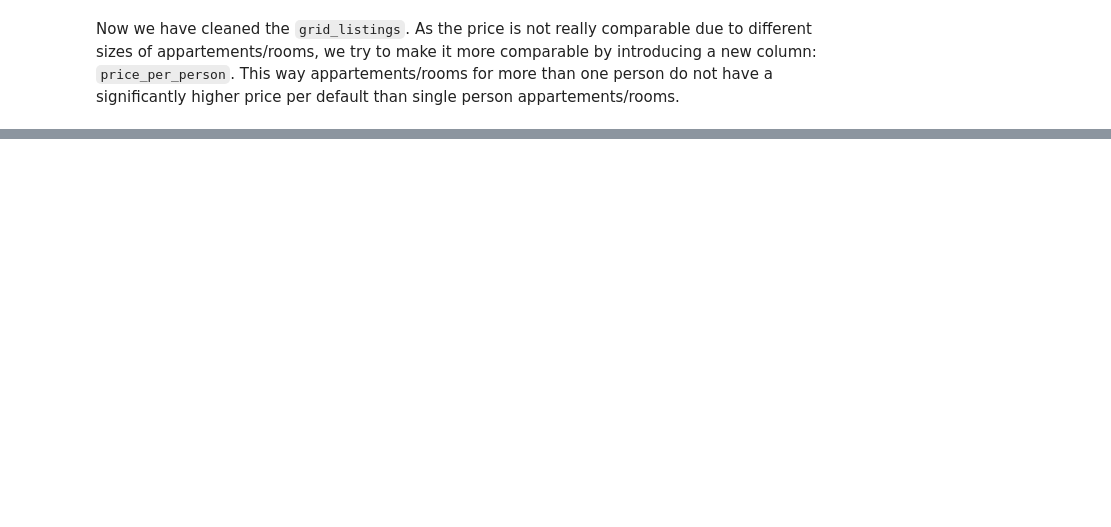
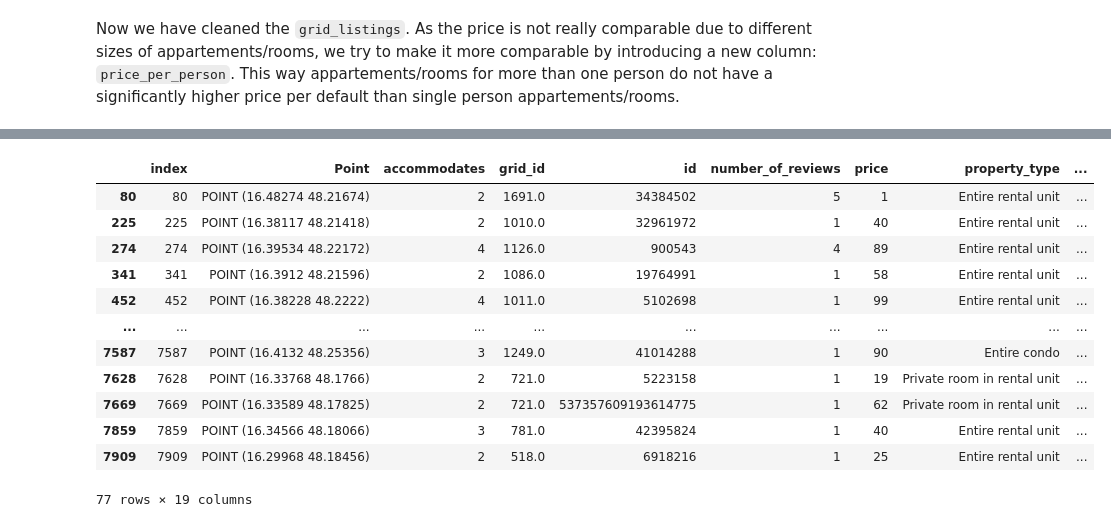
Before and after one commit to EderChri/DOPP, a Jupyter notebook: Group_17.ipynb, the cells around one changed output, grey strips where cells are left out. Saved outputs shown, nothing was run; the diff lists cells and outputs as text; code cells hidden in the pictures; blank space fills up the shorter version.

```diff
--- a/Group_17.ipynb
+++ b/Group_17.ipynb
@@ -384,0 +575,16 @@ Length: 70, dtype: geometry
+# %%
+model_data[model_data['review_scores_location']< 3]
+# %% [output]
+|  | index | Point | accommodates | grid_id | id | number_of_reviews | price | property_type | ... |
+| 80 | 80 | POINT (16.48274 48.21674) | 2 | 1691.0 | 34384502 | 5 | 1 | Entire rental unit | ... |
+| 225 | 225 | POINT (16.38117 48.21418) | 2 | 1010.0 | 32961972 | 1 | 40 | Entire rental unit | ... |
+| 274 | 274 | POINT (16.39534 48.22172) | 4 | 1126.0 | 900543 | 4 | 89 | Entire rental unit | ... |
+| 341 | 341 | POINT (16.3912 48.21596) | 2 | 1086.0 | 19764991 | 1 | 58 | Entire rental unit | ... |
+| 452 | 452 | POINT (16.38228 48.2222) | 4 | 1011.0 | 5102698 | 1 | 99 | Entire rental unit | ... |
+| ... | ... | ... | ... | ... | ... | ... | ... | ... | ... |
+| 7587 | 7587 | POINT (16.4132 48.25356) | 3 | 1249.0 | 41014288 | 1 | 90 | Entire condo | ... |
+| 7628 | 7628 | POINT (16.33768 48.1766) | 2 | 721.0 | 5223158 | 1 | 19 | Private room in rental unit | ... |
+| 7669 | 7669 | POINT (16.33589 48.17825) | 2 | 721.0 | 537357609193614775 | 1 | 62 | Private room in rental unit | ... |
+| 7859 | 7859 | POINT (16.34566 48.18066) | 3 | 781.0 | 42395824 | 1 | 40 | Entire rental unit | ... |
+| 7909 | 7909 | POINT (16.29968 48.18456) | 2 | 518.0 | 6918216 | 1 | 25 | Entire rental unit | ... |
+77 rows × 19 columns
```
Also changed, not shown: parts of 42 cells of this notebook.
